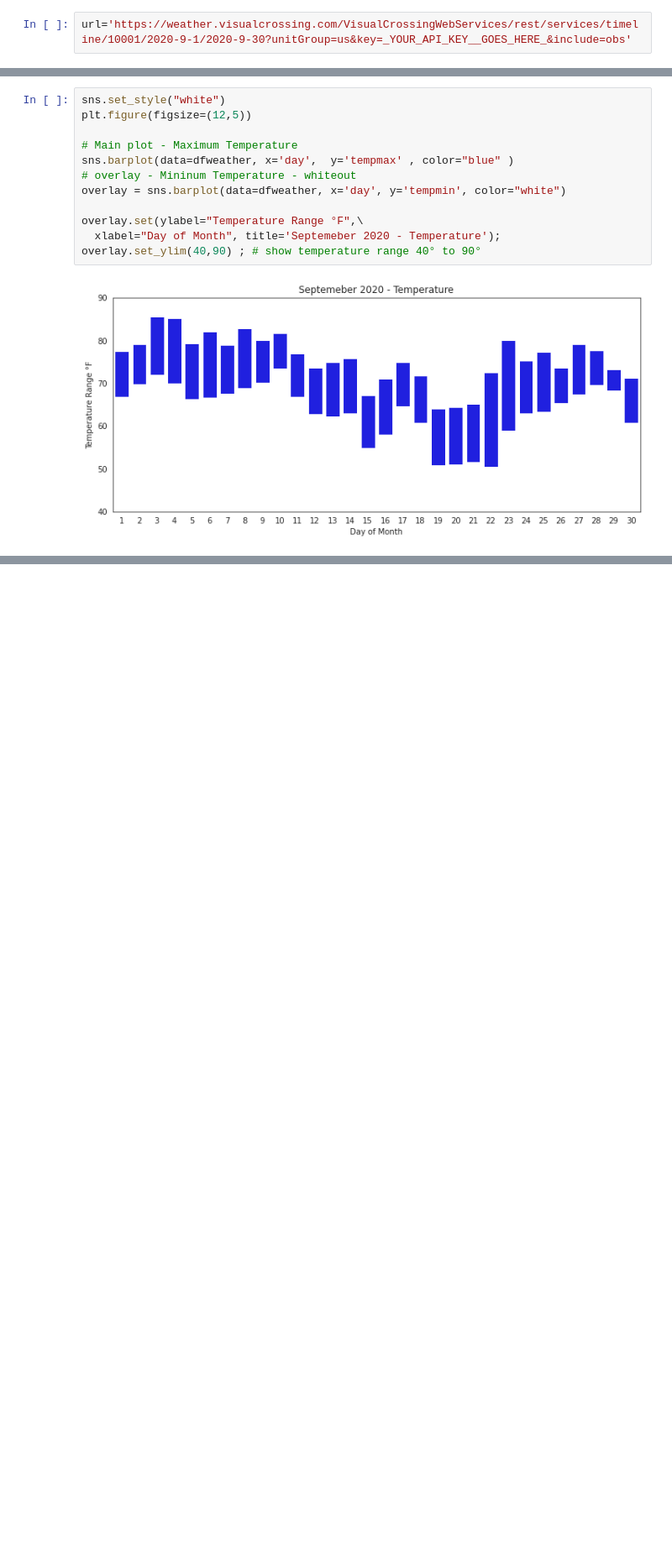
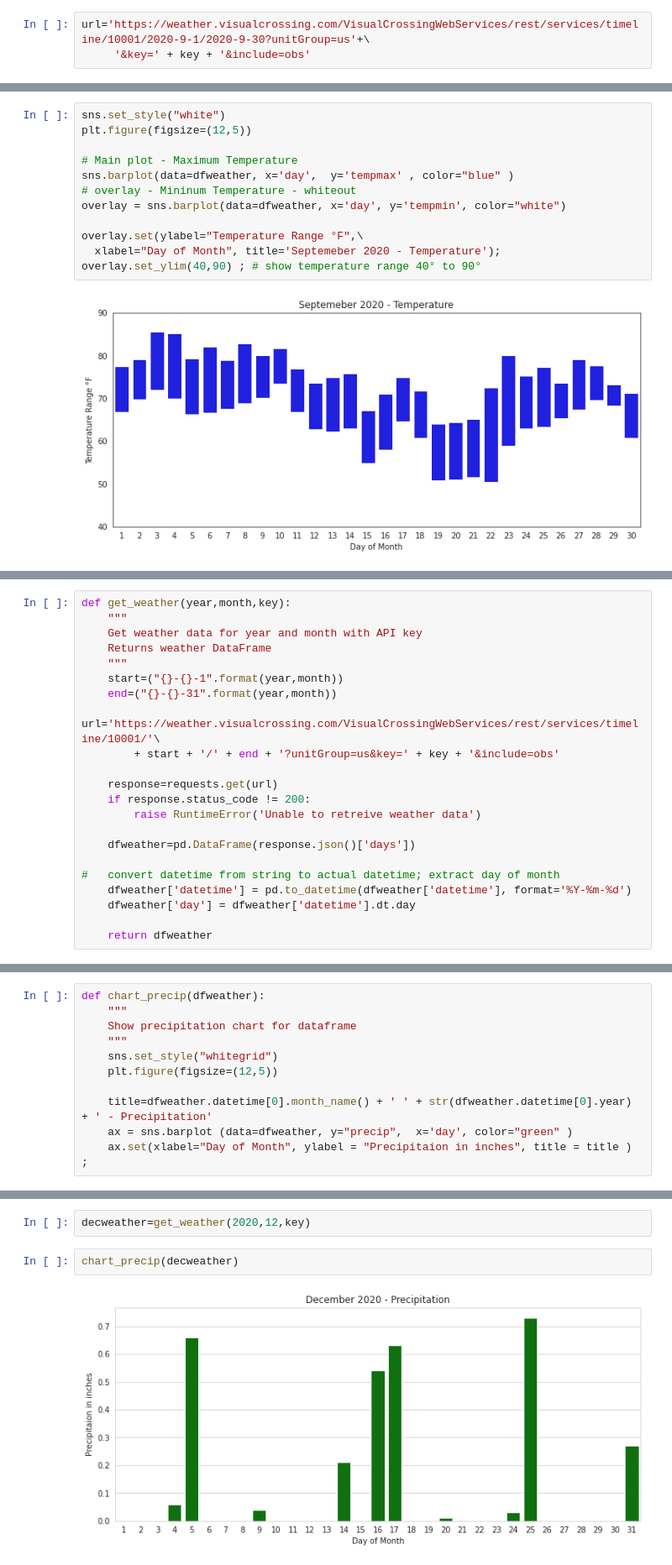
Before and after one commit to ckran/bikeshare, a Jupyter notebook: weather.ipynb, the cells around one changed output, grey strips where cells are left out. Shown at 84% size. Saved outputs shown, nothing was run; the diff lists cells and outputs as text; blank space fills up the shorter version.

Commit message:
Add files via upload
Add functions to get data and create charts; run for December 2020

```diff
--- a/weather.ipynb
+++ b/weather.ipynb
@@ -73,3 +80,4 @@ Get weather information from [visualcrossing](https://www.visualcrossing.com/wea
 # %%
-url='https://weather.visualcrossing.com/VisualCrossingWebServices/rest/services/timeline/10001/2020-9-1/2020-9-30?unitGroup=us&key=_YOUR_API_KEY__GOES_HERE_&include=obs'
+url='https://weather.visualcrossing.com/VisualCrossingWebServices/rest/services/timeline/10001/2020-9-1/2020-9-30?unitGroup=us'+\
+     '&key=' + key + '&include=obs'
 # %% [markdown]
@@ -183,0 +202,22 @@ overlay.set_ylim(40,90) ; # show temperature range 40° to 90°
+# %%
+def get_weather(year,month,key):
+    """
+    Get weather data for year and month with API key
+    Returns weather DataFrame
+    """
+    start=("{}-{}-1".format(year,month))
+    end=("{}-{}-31".format(year,month))
+    url='https://weather.visualcrossing.com/VisualCrossingWebServices/rest/services/timeline/10001/'\
+        + start + '/' + end + '?unitGroup=us&key=' + key + '&include=obs'
+
+    response=requests.get(url)
+    if response.status_code != 200:
+        raise RuntimeError('Unable to retreive weather data')
+
+    dfweather=pd.DataFrame(response.json()['days'])
+
+#   convert datetime from string to actual datetime; extract day of month
+    dfweather['datetime'] = pd.to_datetime(dfweather['datetime'], format='%Y-%m-%d')
+    dfweather['day'] = dfweather['datetime'].dt.day
+
+    return dfweather
@@ -183,0 +227,11 @@ overlay.set_ylim(40,90) ; # show temperature range 40° to 90°
+# %%
+def chart_precip(dfweather):
+    """
+    Show precipitation chart for dataframe
+    """
+    sns.set_style("whitegrid")
+    plt.figure(figsize=(12,5))
+
+    title=dfweather.datetime[0].month_name() + ' ' + str(dfweather.datetime[0].year) + ' - Precipitation'
+    ax = sns.barplot (data=dfweather, y="precip",  x='day', color="green" )
+    ax.set(xlabel="Day of Month", ylabel = "Precipitaion in inches", title = title ) ;
@@ -183,0 +284,6 @@ overlay.set_ylim(40,90) ; # show temperature range 40° to 90°
+# %%
+decweather=get_weather(2020,12,key)
+# %%
+chart_precip(decweather)
+# %% [output]
+[figure, added]
```
Also changed, not shown: parts of 18 cells of this notebook.
